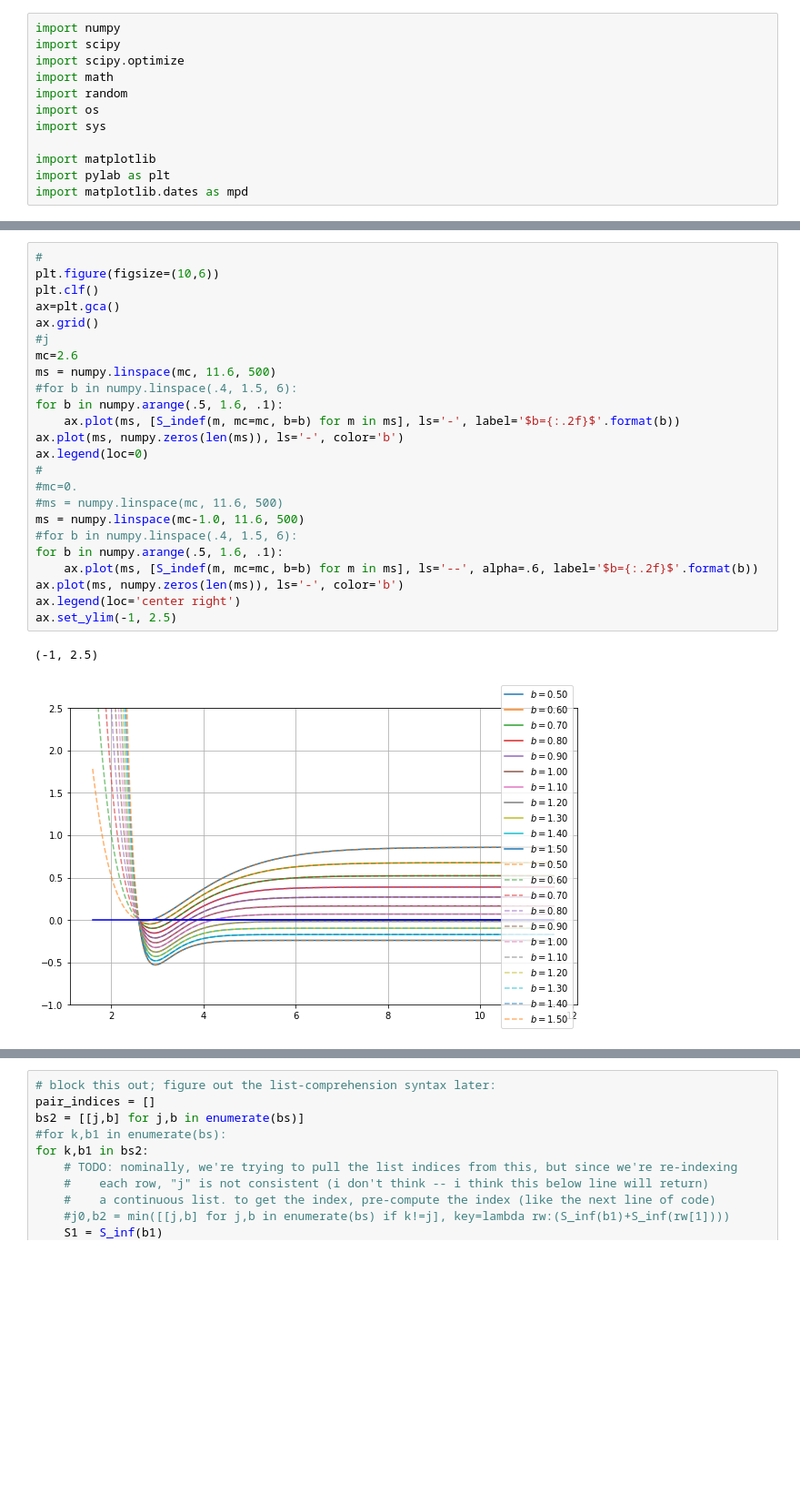
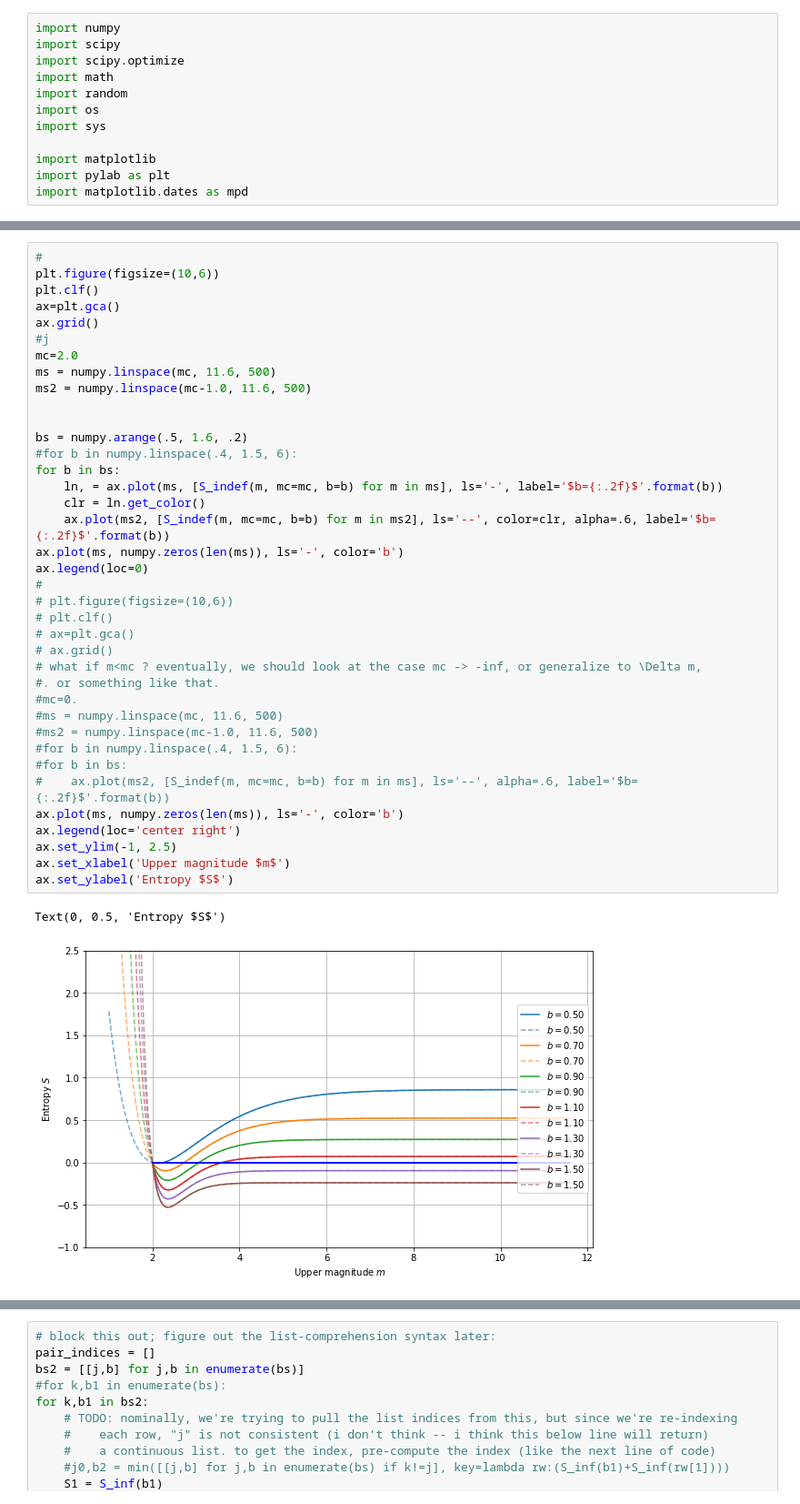
Before and after one commit to markyoder/earthquakes_and_entropy, a Jupyter notebook: earthquakes_and_entropy_worksheet.ipynb, the cells around one changed output, grey strips where cells are left out. Shown: that part at 91% size. Saved outputs shown, nothing was run; the diff lists cells and outputs as text; blank space fills up the shorter version.

Commit message:
a few minor changes to (magnidude) entropy notebook; adding an interval entropy notebook.

```diff
--- a/earthquakes_and_entropy_worksheet.ipynb
+++ b/earthquakes_and_entropy_worksheet.ipynb
@@ -201,30 +213,44 @@ ax.plot(ms, numpy.zeros(len(ms)), ls='-', color='k')
 # %%
 #
 plt.figure(figsize=(10,6))
 plt.clf()
 ax=plt.gca()
 ax.grid()
 #j
-mc=2.6
+mc=2.0
 ms = numpy.linspace(mc, 11.6, 500)
+ms2 = numpy.linspace(mc-1.0, 11.6, 500)
+
+
+bs = numpy.arange(.5, 1.6, .2)
 #for b in numpy.linspace(.4, 1.5, 6):
-for b in numpy.arange(.5, 1.6, .1):
-    ax.plot(ms, [S_indef(m, mc=mc, b=b) for m in ms], ls='-', label='$b={:.2f}$'.format(b))
+for b in bs:
+    ln, = ax.plot(ms, [S_indef(m, mc=mc, b=b) for m in ms], ls='-', label='$b={:.2f}$'.format(b))
+    clr = ln.get_color()
+    ax.plot(ms2, [S_indef(m, mc=mc, b=b) for m in ms2], ls='--', color=clr, alpha=.6, label='$b={:.2f}$'.format(b))
 ax.plot(ms, numpy.zeros(len(ms)), ls='-', color='b')
 ax.legend(loc=0)
 #
+# plt.figure(figsize=(10,6))
+# plt.clf()
+# ax=plt.gca()
+# ax.grid()
+# what if m<mc ? eventually, we should look at the case mc -> -inf, or generalize to \Delta m,
+#. or something like that.
 #mc=0.
 #ms = numpy.linspace(mc, 11.6, 500)
-ms = numpy.linspace(mc-1.0, 11.6, 500)
+#ms2 = numpy.linspace(mc-1.0, 11.6, 500)
 #for b in numpy.linspace(.4, 1.5, 6):
-for b in numpy.arange(.5, 1.6, .1):
-    ax.plot(ms, [S_indef(m, mc=mc, b=b) for m in ms], ls='--', alpha=.6, label='$b={:.2f}$'.format(b))
+#for b in bs:
+#    ax.plot(ms2, [S_indef(m, mc=mc, b=b) for m in ms], ls='--', alpha=.6, label='$b={:.2f}$'.format(b))
 ax.plot(ms, numpy.zeros(len(ms)), ls='-', color='b')
 ax.legend(loc='center right')
 ax.set_ylim(-1, 2.5)
+ax.set_xlabel('Upper magnitude $m$')
+ax.set_ylabel('Entropy $S$')
 # %% [output]
-(-1, 2.5)
+Text(0, 0.5, 'Entropy $S$')
-[figure, old version]
+[figure, new version]
 # %%
 plt.figure(figsize=(8,6))
 plt.clf()
```
Also changed, not shown: parts of 5 cells of this notebook, 1 other file.
